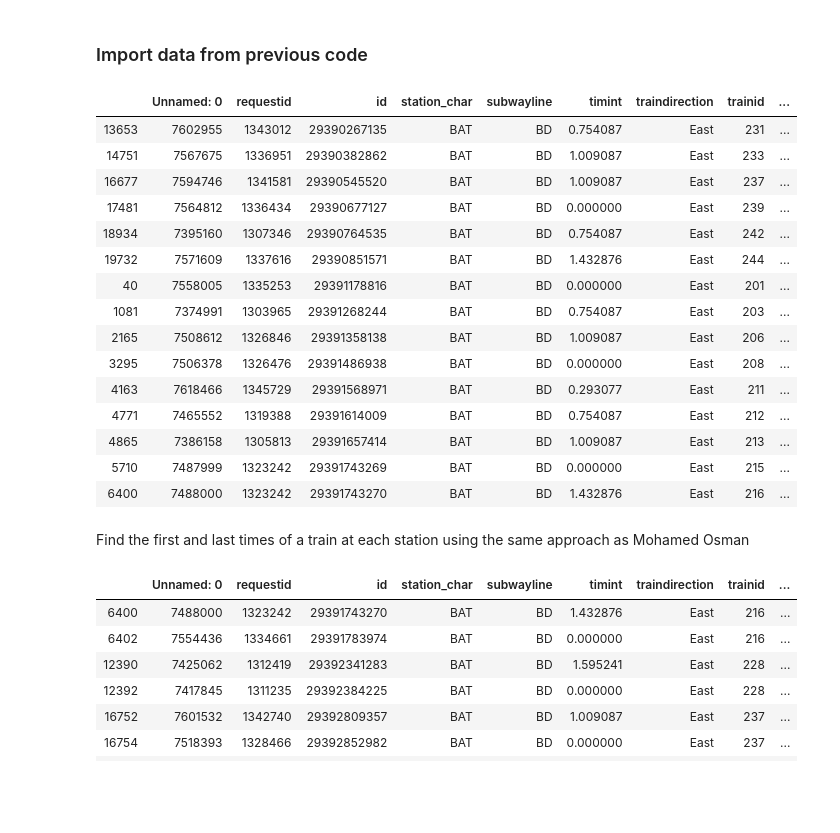
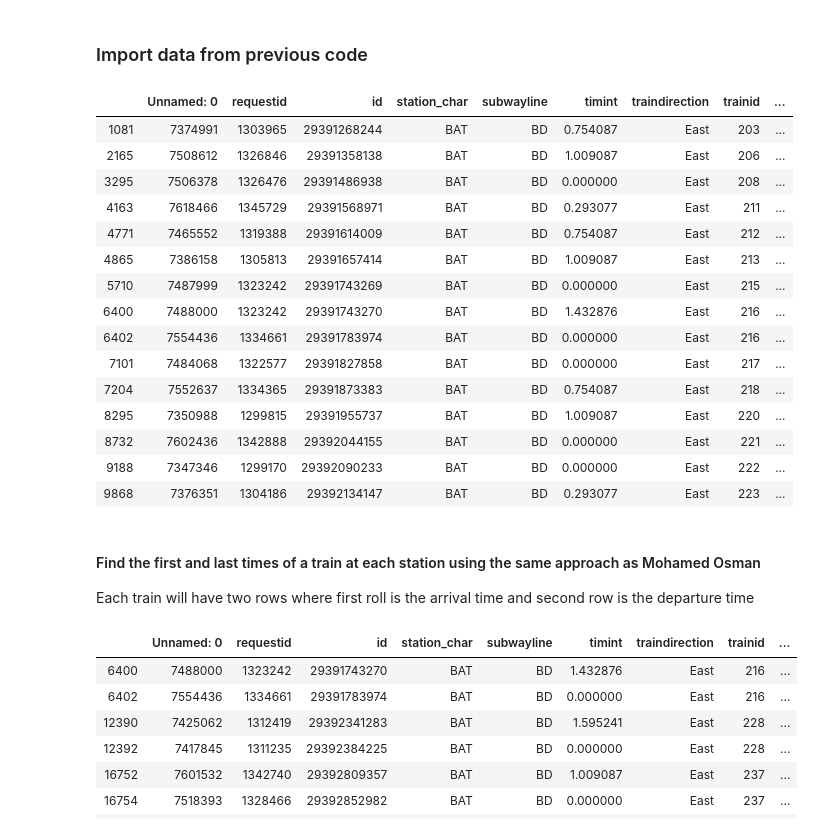
Before and after one commit to CivicTechTO/ttc_subway_times, a Jupyter notebook: doc/Headway_analysis.ipynb, the cells around one changed output. Cells and saved outputs as stored; diff of their text form; code cells hidden in the pictures; blank space fills up the shorter version.

```diff
--- a/doc/Headway_analysis.ipynb
+++ b/doc/Headway_analysis.ipynb
@@ -19,24 +18,25 @@ The 'headway' is the length of time between the arrival times of two consecutive
 # %%
 import datetime;
 import numpy as np;  # useful for many scientific computing in Python
 import pandas as pd; # primary data structure library
 import matplotlib.pyplot as plt; # for plotting
 
 df = pd.read_csv('merged_2019_04.csv'); # import data from Arrival_time_exploration_ver2
 
+df.drop(df[df['lineid']==1].index, inplace=True);
+df.drop(df[df['traindirection']=='West'].index, inplace=True);
+df.drop(df[pd.to_timedelta(df['time'])<pd.to_timedelta('7 hours')].index, inplace=True);
+df.drop(df[pd.to_timedelta(df['time'])>pd.to_timedelta('19 hours')].index, inplace=True);
+# find day of the week where Monday=0, Sunday=6
+df['day_of_week'] = pd.to_datetime(df['date']).dt.dayofweek;
+df.drop(df[df['day_of_week']>4].index, inplace=True);
+
 
 # sort data by train direction, station, and request date (ascending)
 df.sort_values(by=['traindirection','station_char','request_date'], inplace=True);
 df.head(15)
 # %% [output]
 |  | Unnamed: 0 | requestid | id | station_char | subwayline | timint | traindirection | trainid | ... |
-| 13653 | 7602955 | 1343012 | 29390267135 | BAT | BD | 0.754087 | East | 231 | ... |
-| 14751 | 7567675 | 1336951 | 29390382862 | BAT | BD | 1.009087 | East | 233 | ... |
-| 16677 | 7594746 | 1341581 | 29390545520 | BAT | BD | 1.009087 | East | 237 | ... |
-| 17481 | 7564812 | 1336434 | 29390677127 | BAT | BD | 0.000000 | East | 239 | ... |
-| 18934 | 7395160 | 1307346 | 29390764535 | BAT | BD | 0.754087 | East | 242 | ... |
-| 19732 | 7571609 | 1337616 | 29390851571 | BAT | BD | 1.432876 | East | 244 | ... |
-| 40 | 7558005 | 1335253 | 29391178816 | BAT | BD | 0.000000 | East | 201 | ... |
 | 1081 | 7374991 | 1303965 | 29391268244 | BAT | BD | 0.754087 | East | 203 | ... |
 | 2165 | 7508612 | 1326846 | 29391358138 | BAT | BD | 1.009087 | East | 206 | ... |
 | 3295 | 7506378 | 1326476 | 29391486938 | BAT | BD | 0.000000 | East | 208 | ... |
@@ -45,8 +45,16 @@ df.head(15)
 | 4865 | 7386158 | 1305813 | 29391657414 | BAT | BD | 1.009087 | East | 213 | ... |
 | 5710 | 7487999 | 1323242 | 29391743269 | BAT | BD | 0.000000 | East | 215 | ... |
 | 6400 | 7488000 | 1323242 | 29391743270 | BAT | BD | 1.432876 | East | 216 | ... |
+| 6402 | 7554436 | 1334661 | 29391783974 | BAT | BD | 0.000000 | East | 216 | ... |
+| 7101 | 7484068 | 1322577 | 29391827858 | BAT | BD | 0.000000 | East | 217 | ... |
+| 7204 | 7552637 | 1334365 | 29391873383 | BAT | BD | 0.754087 | East | 218 | ... |
+| 8295 | 7350988 | 1299815 | 29391955737 | BAT | BD | 1.009087 | East | 220 | ... |
+| 8732 | 7602436 | 1342888 | 29392044155 | BAT | BD | 0.000000 | East | 221 | ... |
+| 9188 | 7347346 | 1299170 | 29392090233 | BAT | BD | 0.000000 | East | 222 | ... |
+| 9868 | 7376351 | 1304186 | 29392134147 | BAT | BD | 0.293077 | East | 223 | ... |
 # %% [markdown]
-Find the first and last times of a train at each station using the same approach as Mohamed Osman
+#### Find the first and last times of a train at each station using the same approach as Mohamed Osman
+Each train will have two rows where first roll is the arrival time and second row is the departure time
 # %%
 first_last_vals = (df.trainid.shift(-1,fill_value = -1) == df.trainid) != (
         df.trainid.shift(1,fill_value = -1) == df.trainid);
```
Also changed, not shown: parts of 21 cells of this notebook.
